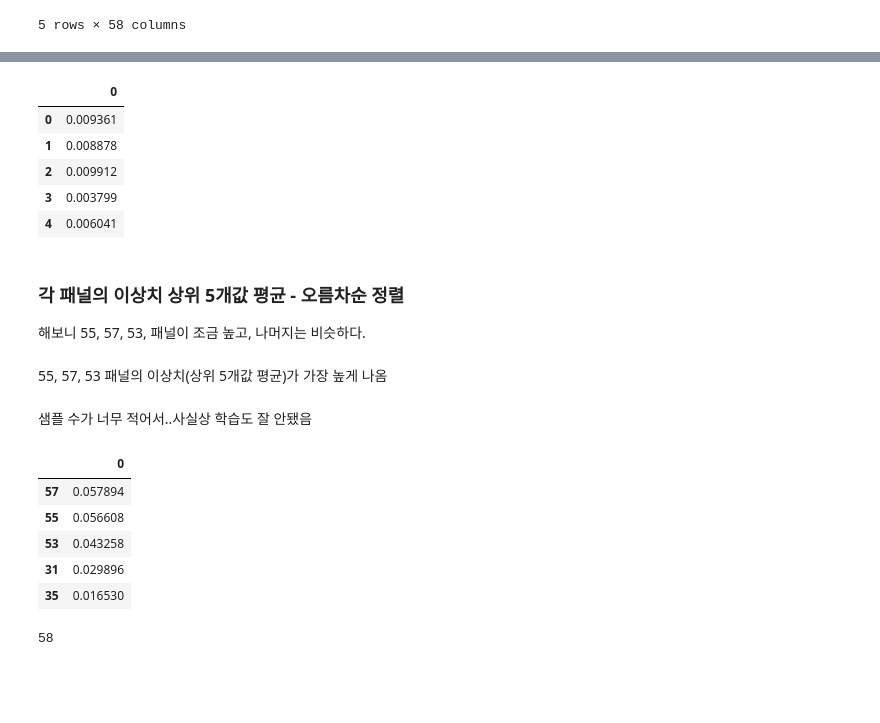
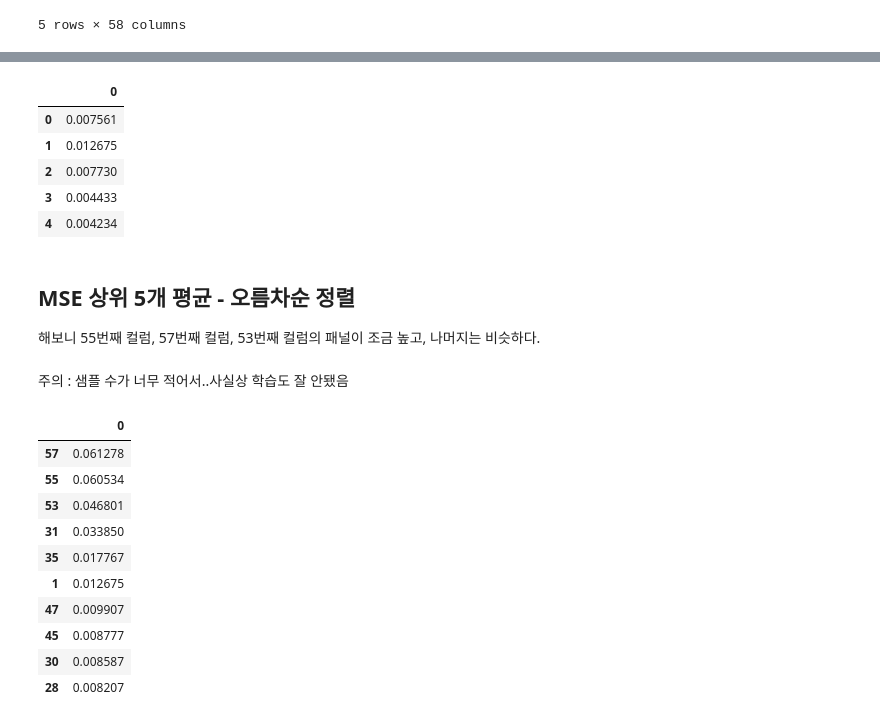
Before and after one commit to name1929/Project, a Jupyter notebook: 동서발전 (3)패널 이상치 검증(오토인코더).ipynb, the cells around one changed output, grey strips where cells are left out. Drawn from its saved outputs; the diff is of its cells as text; code cells hidden in the pictures; blank space fills up the shorter version.

```diff
--- a/동서발전(3)패널 이상치 검증(오토인코더).ipynb
+++ b/동서발전 (3)패널 이상치 검증(오토인코더).ipynb
@@ -39,7 +59,8 @@ sun_df.head()
 | 7 | 03-01 01:00:00 | 0 | 0.322703 | 0.3 | 0 | 5.28564 | 0 | 0 | 336.201 | 334.3 | ... | ... |
 5 rows × 83 columns
 # %%
-sun_df.rename(columns={sun_df.columns[0]:"일시"}, inplace=True)
+sun_df.rename(columns={"TIME_nan":"일시"}, inplace =True)
+# sun_df.rename(columns={sun_df.columns[0]:"일시"}, inplace=True)
 # %%
 sun_df.columns
 # %% [output]
@@ -331,2 +339,0 @@ X_test_reset = X_test.values
-# %%
-X_test_reset_df = pd.DataFrame(X_test_reset, columns=X_test.columns)
@@ -405,29 +417,28 @@ result_list_df = pd.DataFrame(result_list)
 result_list_df.head()
 # %% [output]
 |  | 0 |
-| 0 | 0.009361 |
-| 1 | 0.008878 |
-| 2 | 0.009912 |
-| 3 | 0.003799 |
-| 4 | 0.006041 |
+| 0 | 0.007561 |
+| 1 | 0.012675 |
+| 2 | 0.007730 |
+| 3 | 0.004433 |
+| 4 | 0.004234 |
 # %% [markdown]
-### 각 패널의 이상치 상위 5개값 평균 - 오름차순 정렬
+## MSE 상위 5개 평균 - 오름차순 정렬
 
-해보니 55, 57, 53, 패널이 조금 높고, 나머지는 비슷하다.
+해보니 55번째 컬럼, 57번째 컬럼, 53번째 컬럼의 패널이 조금 높고, 나머지는 비슷하다.
-# %% [markdown]
-55, 57, 53 패널의 이상치(상위 5개값 평균)가 가장 높게 나옴
 # %% [markdown]
-샘플 수가 너무 적어서..사실상 학습도 잘 안됐음
+주의 : 샘플 수가 너무 적어서..사실상 학습도 잘 안됐음
 # %%
-result_list_df.sort_values(by=0, ascending=False).head()
+result_list_df.sort_values(by=0, ascending=False).head(10)
 # %% [output]
 |  | 0 |
-| 57 | 0.057894 |
-| 55 | 0.056608 |
-| 53 | 0.043258 |
-| 31 | 0.029896 |
-| 35 | 0.016530 |
+| 57 | 0.061278 |
+| 55 | 0.060534 |
+| 53 | 0.046801 |
+| 31 | 0.033850 |
+| 35 | 0.017767 |
+| 1 | 0.012675 |
+| 47 | 0.009907 |
+| 45 | 0.008777 |
+| 30 | 0.008587 |
+| 28 | 0.008207 |
-# %%
-len(result_list_df)
-# %% [output]
-58
```
Also changed, not shown: parts of 57 cells of this notebook.
